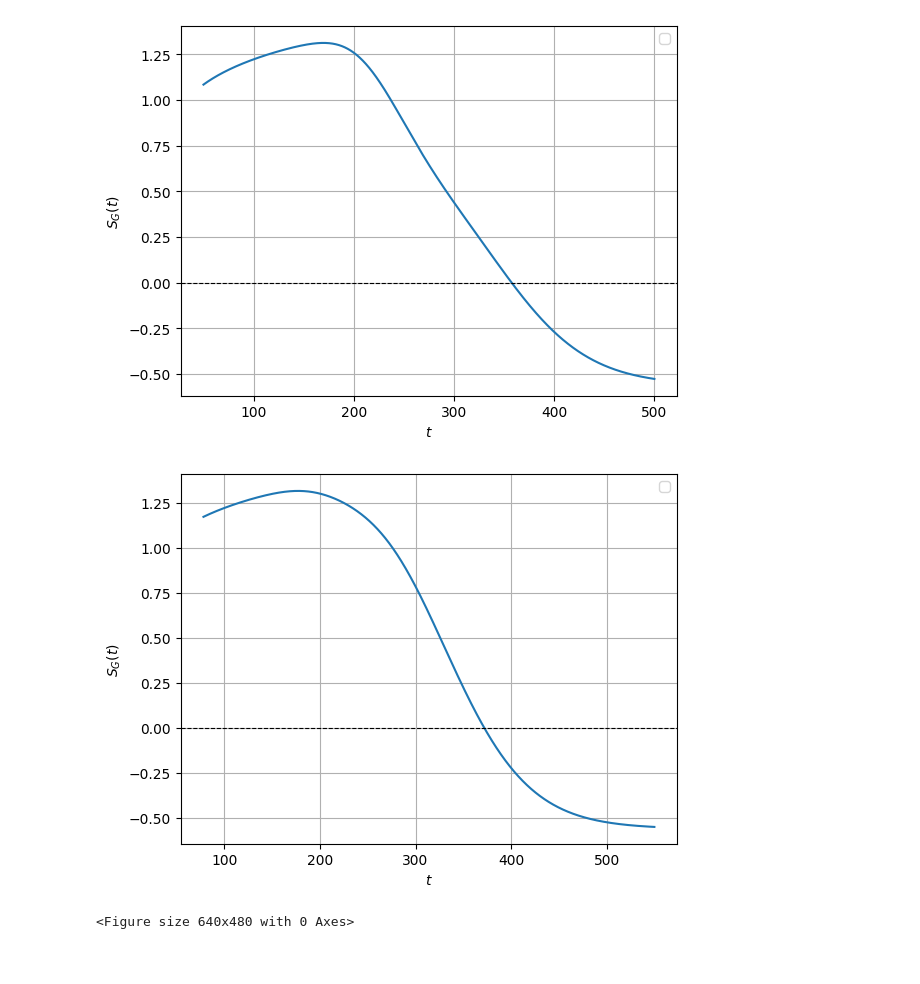
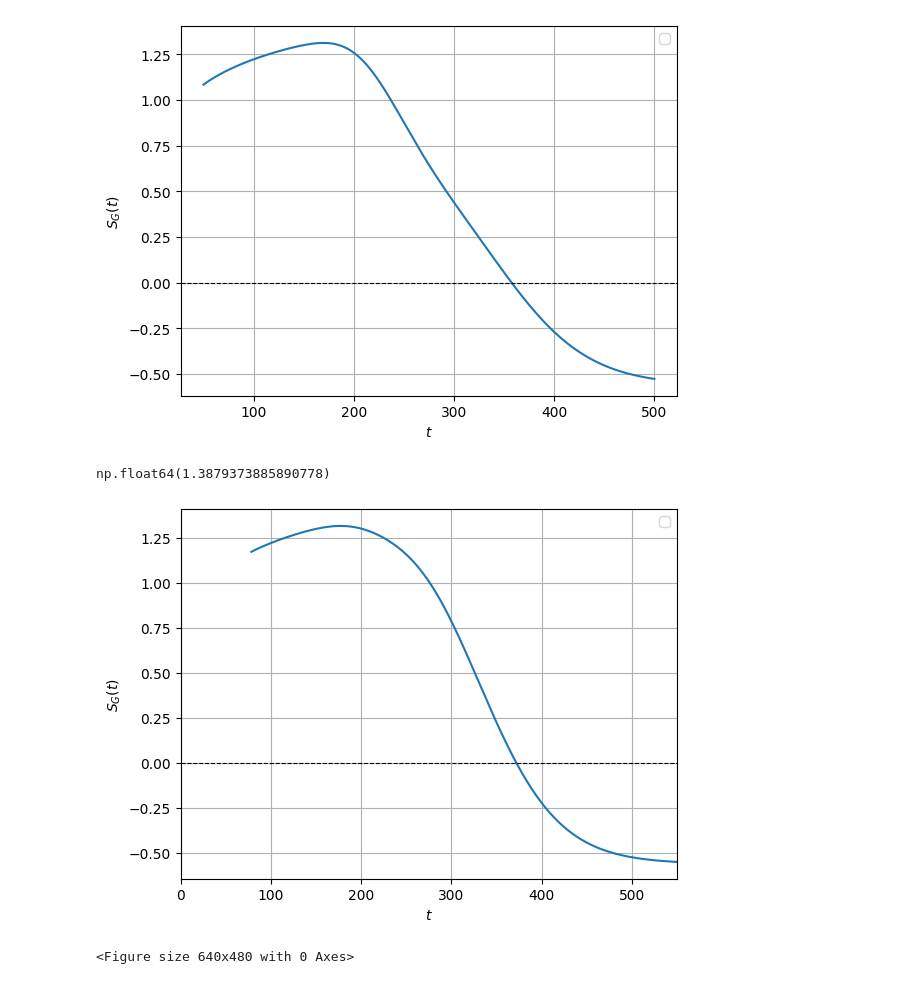
Before and after one commit to pedrolinckm/OQW-Thermodynamics, a Jupyter notebook: thermodynamics_oqw.ipynb, the cells around one changed output. Saved outputs shown, nothing was run; the diff lists cells and outputs as text; code cells hidden in the pictures.

```diff
--- a/thermodynamics_oqw.ipynb
+++ b/thermodynamics_oqw.ipynb
@@ -249,21 +249,26 @@ plt.grid(True)
 plt.show()
 # %% [output]
 [figure]
+# %%
+S_entropy(100,2/3,500)
+# %% [output]
+np.float64(1.3879373885890778)
 # %%
-#Entropy of OQW
-t_values = np.linspace(0, 550, 10000)
+#Analytic Entropy of OQW
+t_values = np.linspace(10, 550, 10000)
 S_values = S_corrected(100,2/3,t_values)
 
 plt.plot(t_values, S_values)
 
 plt.axhline(0, color='black', linewidth=0.8, linestyle='--')
 plt.xlabel(r'$t$')
 plt.ylabel('$S_G(t)$')
 plt.legend()
 plt.grid(True)
+plt.xlim(0,550)
 plt.show()
 
 plt.savefig("analytic_oqw_entropy.pgf")
 # %% [output]
-[figure, old version]
+[figure, new version]
 <Figure size 640x480 with 0 Axes>
```
Also changed, not shown: parts of 2 cells of this notebook.
